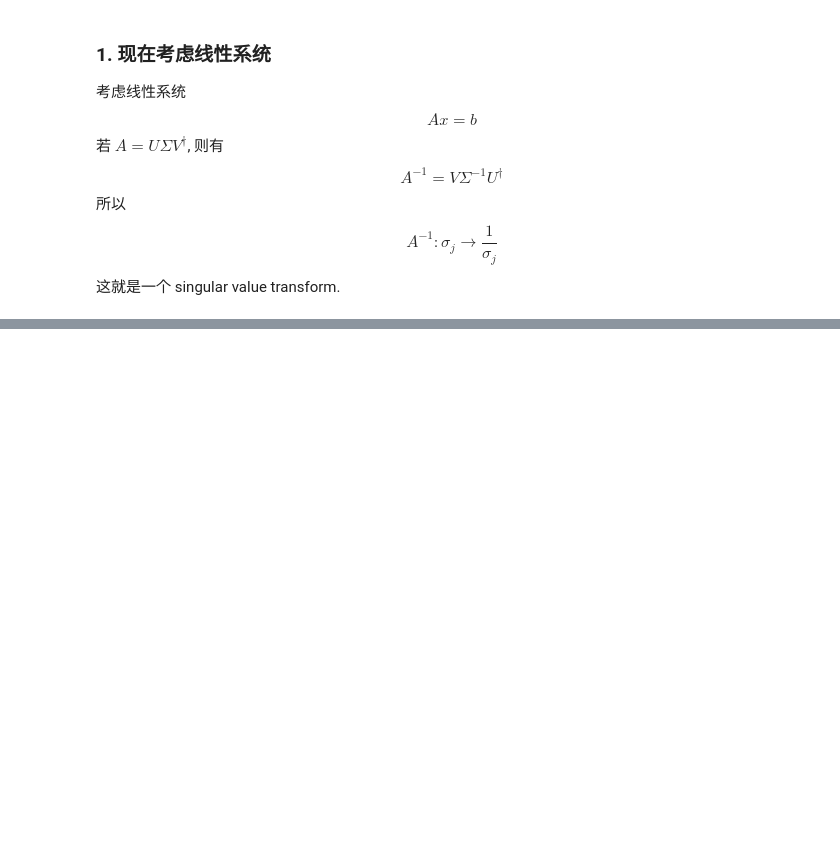
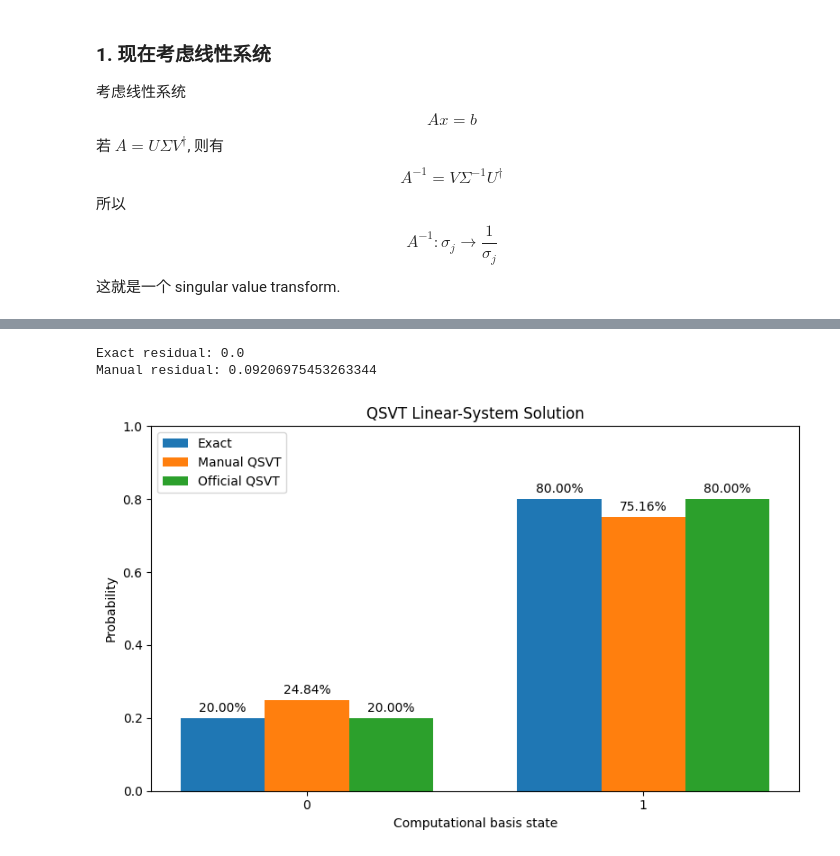
Before and after one commit to Xiao-ming-Niu/Quantum-Computation, a Jupyter notebook: Code/QSVT.ipynb, the cells around one changed output, grey strips where cells are left out. Saved outputs shown, nothing was run; the diff lists cells and outputs as text; code cells hidden in the pictures; blank space fills up the shorter version.

```diff
--- a/Code/QSVT.ipynb
+++ b/Code/QSVT.ipynb
@@ -221,0 +499,7 @@ $$
+# %%
+# 读取结果
+official_solution = np.asarray(solver_result["Solution vector"], dtype=complex)
+official_scale = solver_result["Scaling factor applied"]
+
+print("Official solution =", official_solution)
+print("Scaling factor =", official_scale)
@@ -221,0 +509,8 @@ $$
+# %%
+# 转化为量子态
+official_solution_state = official_solution / np.linalg.norm(official_solution)
+
+# 计算保真度
+official_fidelity = abs(np.vdot(x_exact_state, official_solution_state)) ** 2
+
+print("Official Solution Fidelity:", official_fidelity)
@@ -221,0 +534,58 @@ $$
+# %%
+manual_unscaled_solution = kappa * x_manual
+manual_residual = np.linalg.norm(A @ manual_unscaled_solution - b)
+
+exact_residual = np.linalg.norm(A @ x_exact - b)
+
+print("Exact residual:", exact_residual)
+print("Manual residual:", manual_residual)
+# %% [output]
+Exact residual: 0.0
+Manual residual: 0.09206975453263344
+# %%
+# 比较概率图
+exact_probabilities = np.abs(x_exact_state) ** 2
+manual_probabilities = np.abs(x_manual_state) ** 2
+official_probabilities = np.abs(official_solution_state) ** 2
+
+basis_states = [
+    "0",
+    "1",
+]
+
+positions = np.arange(len(basis_states))
+
+width = 0.25
+
+fig, ax = plt.subplots(figsize=(8, 5))
+
+bars_exact = ax.bar(positions - width, exact_probabilities, width, label="Exact")
+bars_manual = ax.bar(positions, manual_probabilities, width, label="Manual QSVT")
+bars_official = ax.bar(
+    positions + width, official_probabilities, width, label="Official QSVT"
+)
+
+ax.bar_label(
+    bars_exact, labels=[f"{p * 100:.2f}%" for p in exact_probabilities], padding=3
+)
+ax.bar_label(
+    bars_manual, labels=[f"{p * 100:.2f}%" for p in manual_probabilities], padding=3
+)
+ax.bar_label(
+    bars_official, labels=[f"{p * 100:.2f}%" for p in official_probabilities], padding=3
+)
+
+ax.set_xticks(positions)
+ax.set_xticklabels(basis_states)
+
+ax.set_xlabel("Computational basis state")
+ax.set_ylabel("Probability")
+ax.set_title("QSVT Linear-System Solution")
+
+ax.set_ylim(0, 1.0)
+ax.legend()
+fig.tight_layout()
+
+plt.show()
+# %% [output]
+[figure, added]
```
Also changed, not shown: parts of 19 cells of this notebook, 22 other files.
